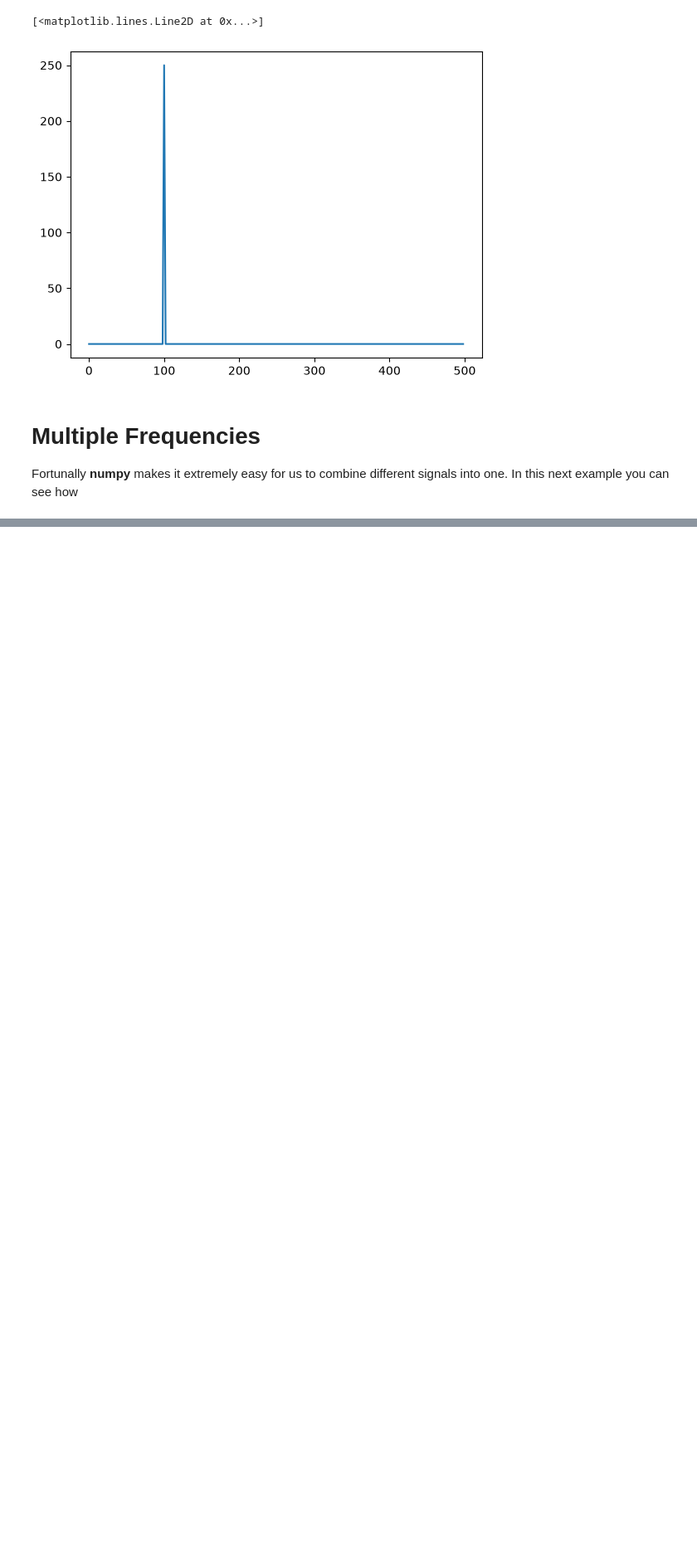
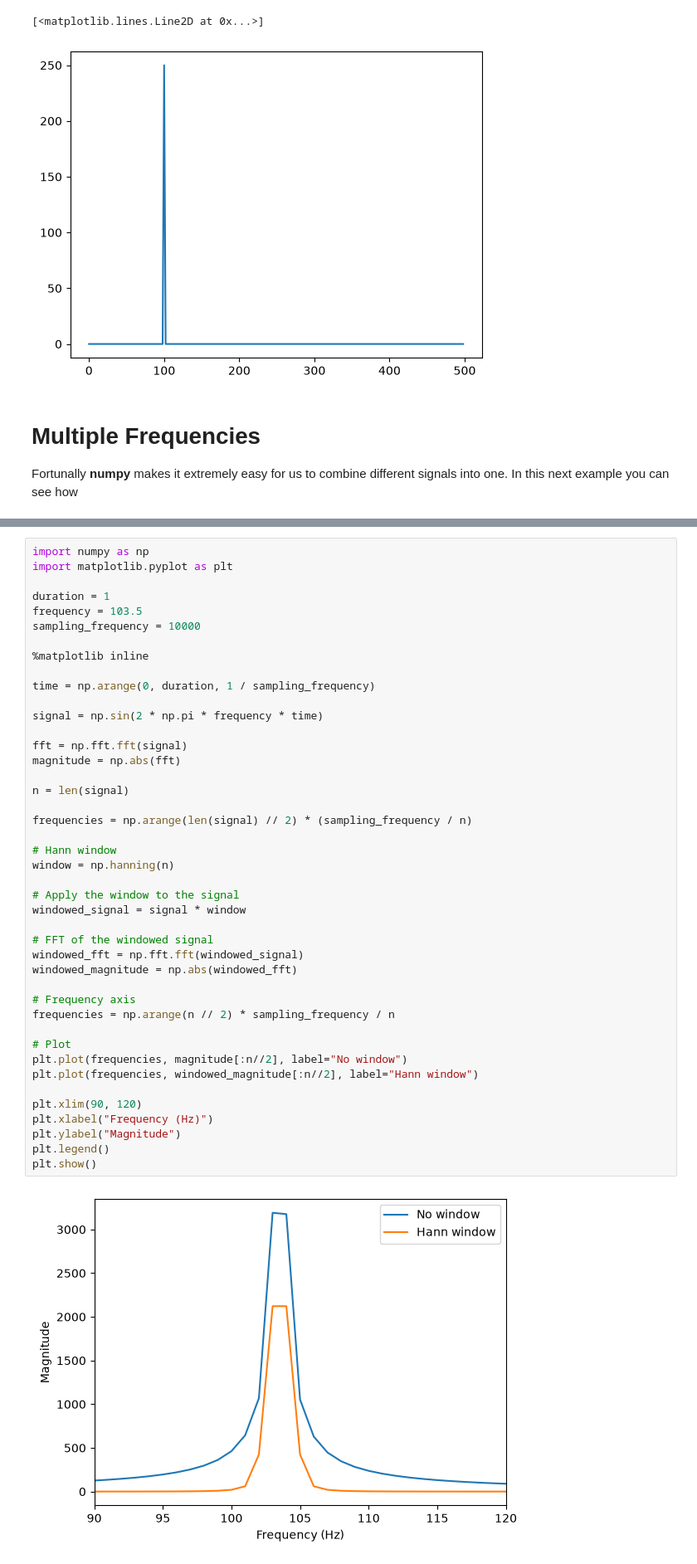
Before and after one commit to KingPixelKP/dsp-learn, a Jupyter notebook: notebooks/signal_basics.ipynb, the cells around one changed output, grey strips where cells are left out. Shown at 83% size. Saved outputs shown, nothing was run; the diff lists cells and outputs as text; blank space fills up the shorter version.

```diff
--- a/notebooks/signal_basics.ipynb
+++ b/notebooks/signal_basics.ipynb
@@ -292,0 +331,45 @@ plt.plot(frequencies, magnitude[: len(magnitude) // 2])
+# %%
+import numpy as np
+import matplotlib.pyplot as plt
+
+duration = 1
+frequency = 103.5
+sampling_frequency = 10000
+
+%matplotlib inline
+
+time = np.arange(0, duration, 1 / sampling_frequency)
+
+signal = np.sin(2 * np.pi * frequency * time)
+
+fft = np.fft.fft(signal)
+magnitude = np.abs(fft)
+
+n = len(signal)
+
+frequencies = np.arange(len(signal) // 2) * (sampling_frequency / n)
+
+# Hann window
+window = np.hanning(n)
+
+# Apply the window to the signal
+windowed_signal = signal * window
+
+# FFT of the windowed signal
+windowed_fft = np.fft.fft(windowed_signal)
+windowed_magnitude = np.abs(windowed_fft)
+
+# Frequency axis
+frequencies = np.arange(n // 2) * sampling_frequency / n
+
+# Plot
+plt.plot(frequencies, magnitude[:n//2], label="No window")
+plt.plot(frequencies, windowed_magnitude[:n//2], label="Hann window")
+
+plt.xlim(90, 120)
+plt.xlabel("Frequency (Hz)")
+plt.ylabel("Magnitude")
+plt.legend()
+plt.show()
+# %% [output]
+[figure, added]
```
Also changed, not shown: parts of 4 cells of this notebook.
